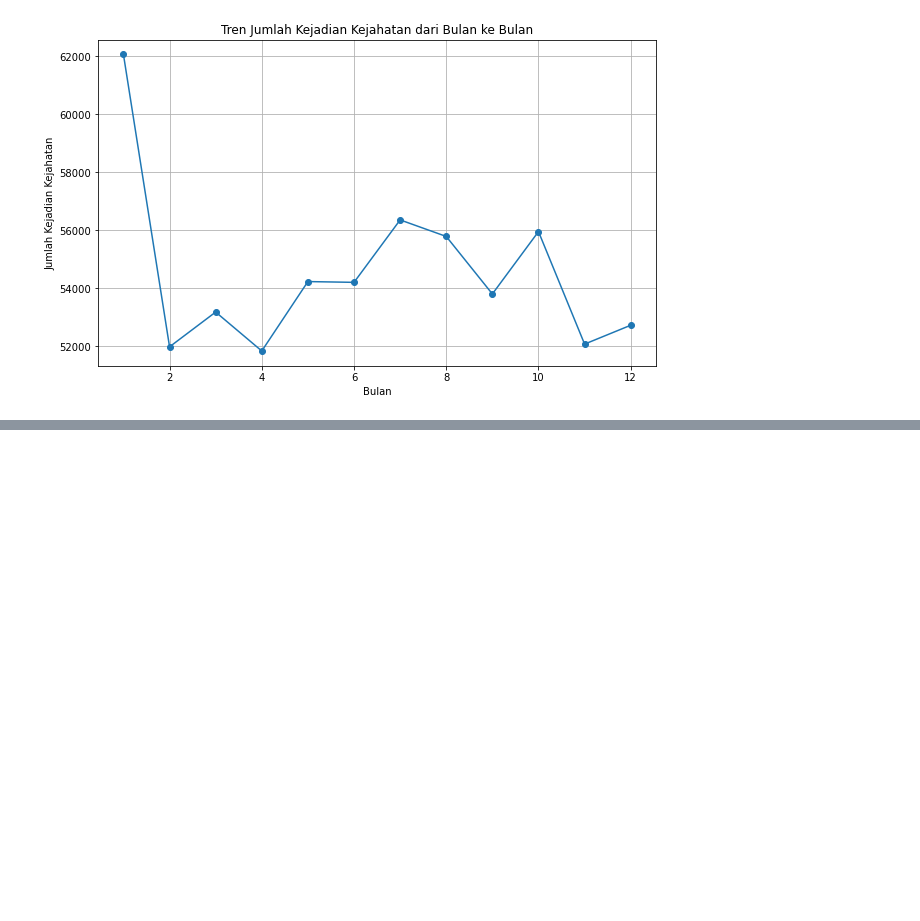
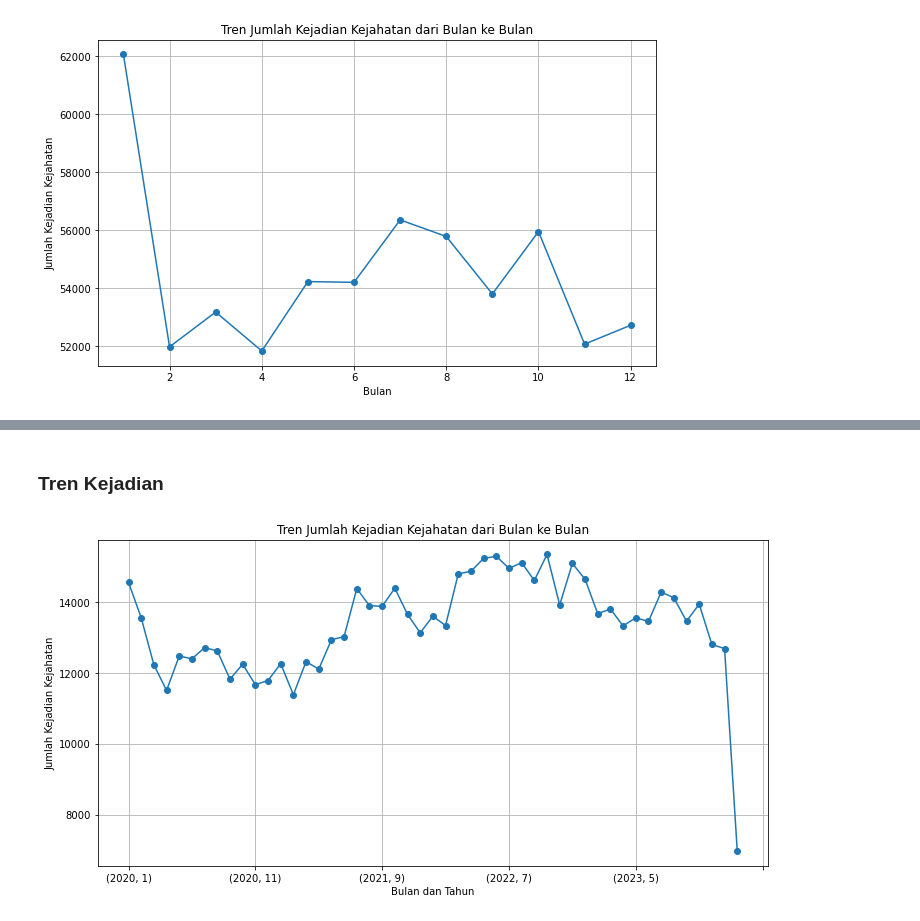
Before and after one commit to RIFF7/capstone-project, a Jupyter notebook: capstone_project.ipynb, the cells around one changed output, grey strips where cells are left out. Cells and saved outputs as stored; diff of their text form; code cells hidden in the pictures; blank space fills up the shorter version.

```diff
--- a/capstone_project.ipynb
+++ b/capstone_project.ipynb
@@ -1245,0 +1287,16 @@ Name: Selisih_Hari, dtype: float64
+# %% [markdown]
+### Tren Kejadian
+# %%
+# Agregasi jumlah kejadian kejahatan berdasarkan setiap bulan dari setiap tahun
+yearly_report_count = data_clean.groupby(['Year_Occ', 'Month_Occ']).size()
+# %%
+# Plot tren jumlah kejadian kejahatan dari tahun ke tahun
+plt.figure(figsize=(12, 6))
+yearly_report_count.plot(marker='o')
+plt.title('Tren Jumlah Kejadian Kejahatan dari Bulan ke Bulan')
+plt.xlabel('Bulan dan Tahun')
+plt.ylabel('Jumlah Kejadian Kejahatan')
+plt.grid(True)
+plt.show()
+# %% [output]
+[figure, added]
```
Also changed, not shown: parts of 10 cells of this notebook.
